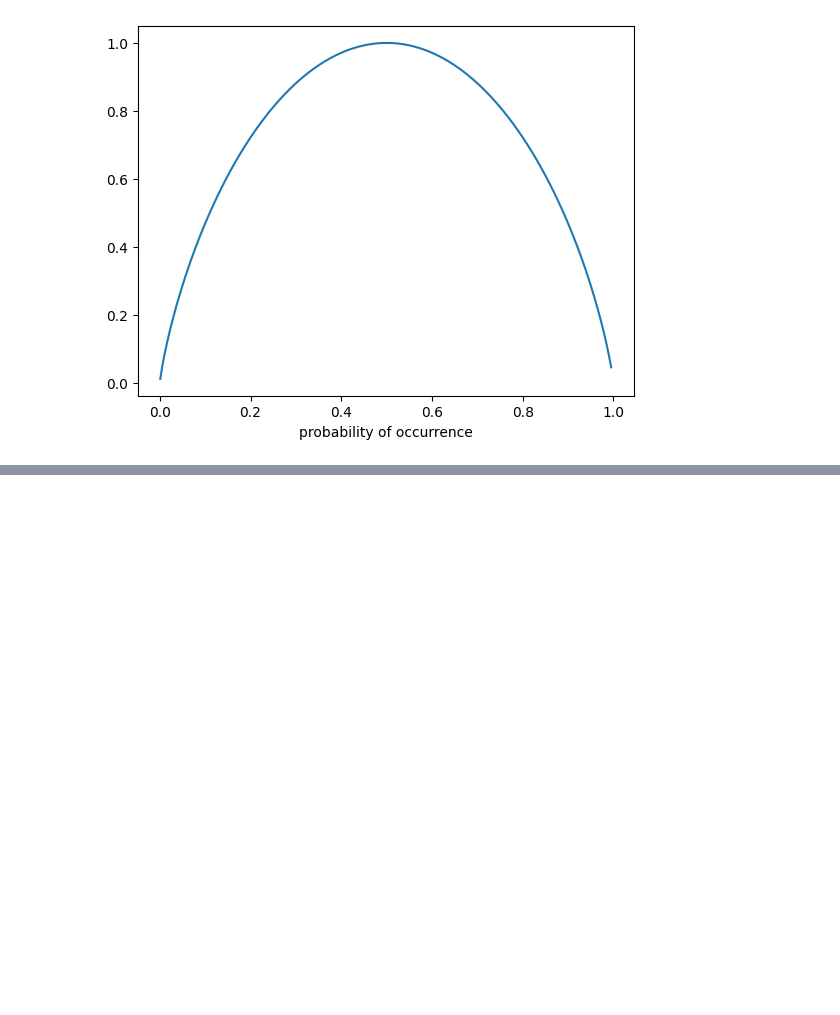
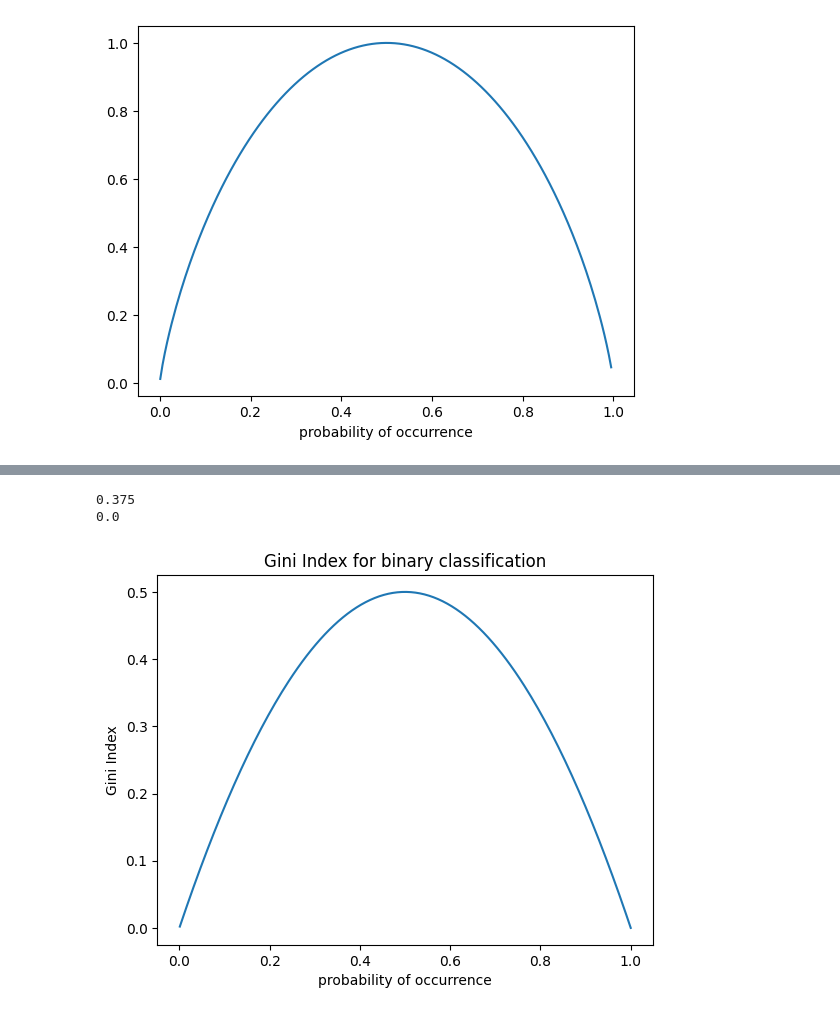
Before and after one commit to veektorf1/ML_Algorithms, a Jupyter notebook: ML_algorithms/DecisionTrees.ipynb, the cells around one changed output, grey strips where cells are left out. Cells and saved outputs as stored; diff of their text form; code cells hidden in the pictures; blank space fills up the shorter version.

Commit message:
Gini index

```diff
--- a/ML_algorithms/DecisionTrees.ipynb
+++ b/ML_algorithms/DecisionTrees.ipynb
@@ -48,0 +50,22 @@ Entropy properties:
+# %%
+def gini_index(y):
+    unique,count = np.unique(y,return_counts=True)
+    prob = count/len(y)
+    prob_square = prob**2
+    gini_score = 1-np.sum(prob_square)
+    return gini_score
+
+print(gini_index(np.array([1,1,1,0]))) # 0.25
+print(gini_index(np.array([1,1,1,1]))) # 0.0
+
+
+y = 1-((x**2)+(1-x)**2)
+plt.plot(x,y)
+plt.title('Gini Index for binary classification')
+plt.xlabel('probability of occurrence')
+plt.ylabel('Gini Index')
+plt.show()
+# %% [output]
+0.375
+0.0
+[figure, added]
```
Also changed, not shown: parts of 1 cell of this notebook.
